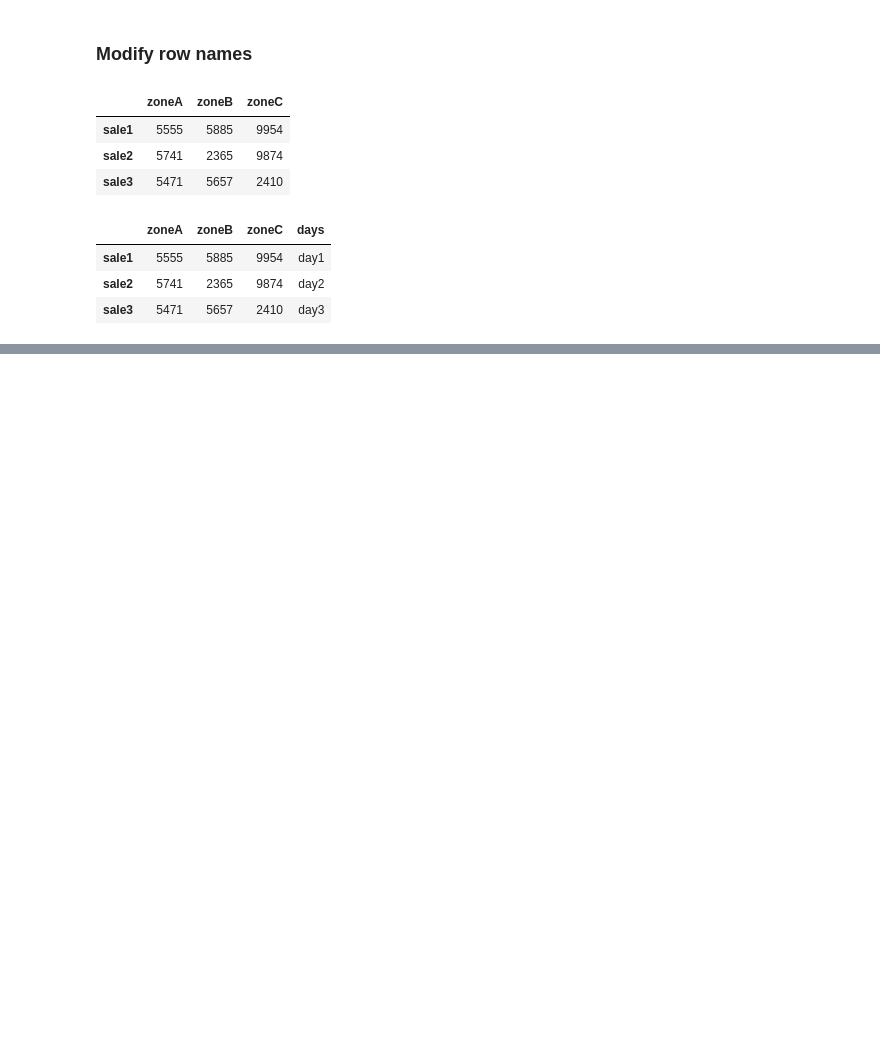
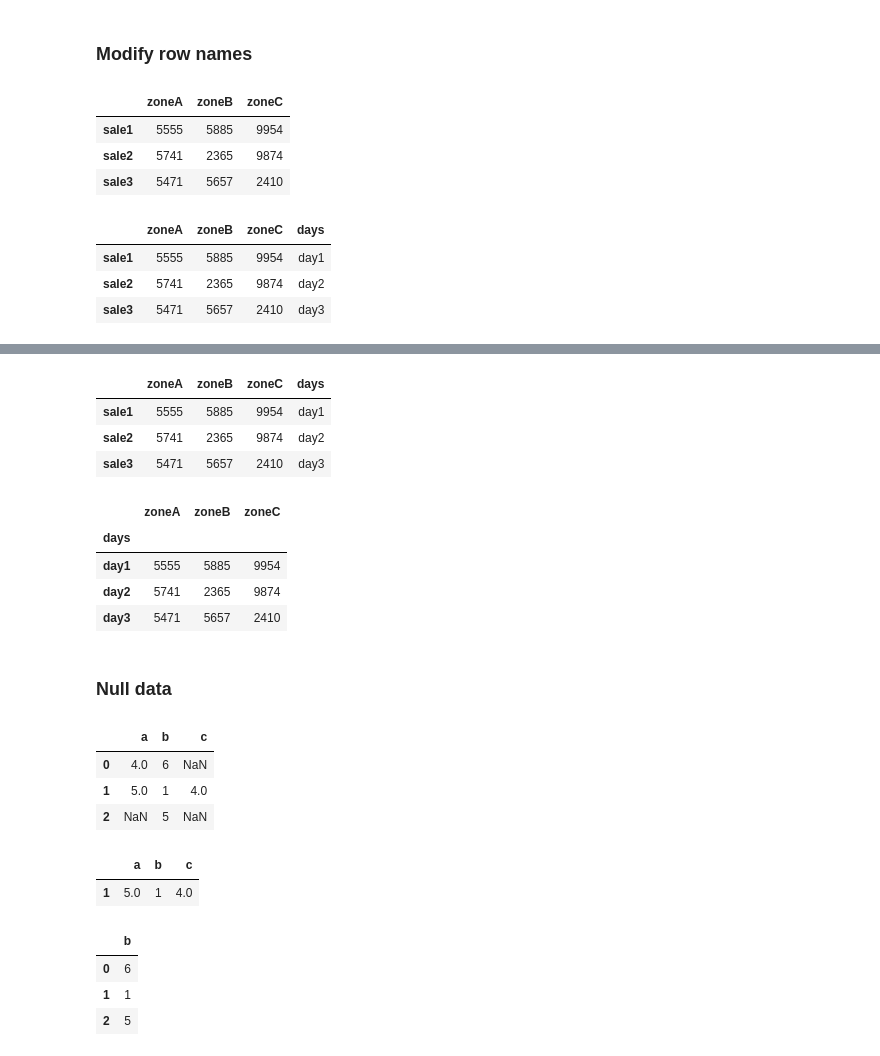
Before and after one commit to clog10/Machine-Learning, a Jupyter notebook: Pandas/Pandas.ipynb, the cells around one changed output, grey strips where cells are left out. Drawn from its saved outputs; the diff is of its cells as text; code cells hidden in the pictures; blank space fills up the shorter version.

Commit message:
Null data

```diff
--- a/Pandas/Pandas.ipynb
+++ b/Pandas/Pandas.ipynb
@@ -224,0 +233,19 @@ dataframe
+# %%
+dataframe
+# %% [output]
+|  | zoneA | zoneB | zoneC | days |
+| sale1 | 5555 | 5885 | 9954 | day1 |
+| sale2 | 5741 | 2365 | 9874 | day2 |
+| sale3 | 5471 | 5657 | 2410 | day3 |
+# %%
+dataframe = dataframe.set_index('days')
+# %%
+dataframe
+# %% [output]
+|  | zoneA | zoneB | zoneC |
+| days |  |  |  |
+| day1 | 5555 | 5885 | 9954 |
+| day2 | 5741 | 2365 | 9874 |
+| day3 | 5471 | 5657 | 2410 |
+# %% [markdown]
+### Null data
@@ -224,0 +256,19 @@ dataframe
+# %%
+dataframe2
+# %% [output]
+|  | a | b | c |
+| 0 | 4.0 | 6 | NaN |
+| 1 | 5.0 | 1 | 4.0 |
+| 2 | NaN | 5 | NaN |
+# %%
+dataframe2.dropna()
+# %% [output]
+|  | a | b | c |
+| 1 | 5.0 | 1 | 4.0 |
+# %%
+dataframe2.dropna(axis = 1)
+# %% [output]
+|  | b |
+| 0 | 6 |
+| 1 | 1 |
+| 2 | 5 |
```
Also changed, not shown: parts of 4 cells of this notebook.
